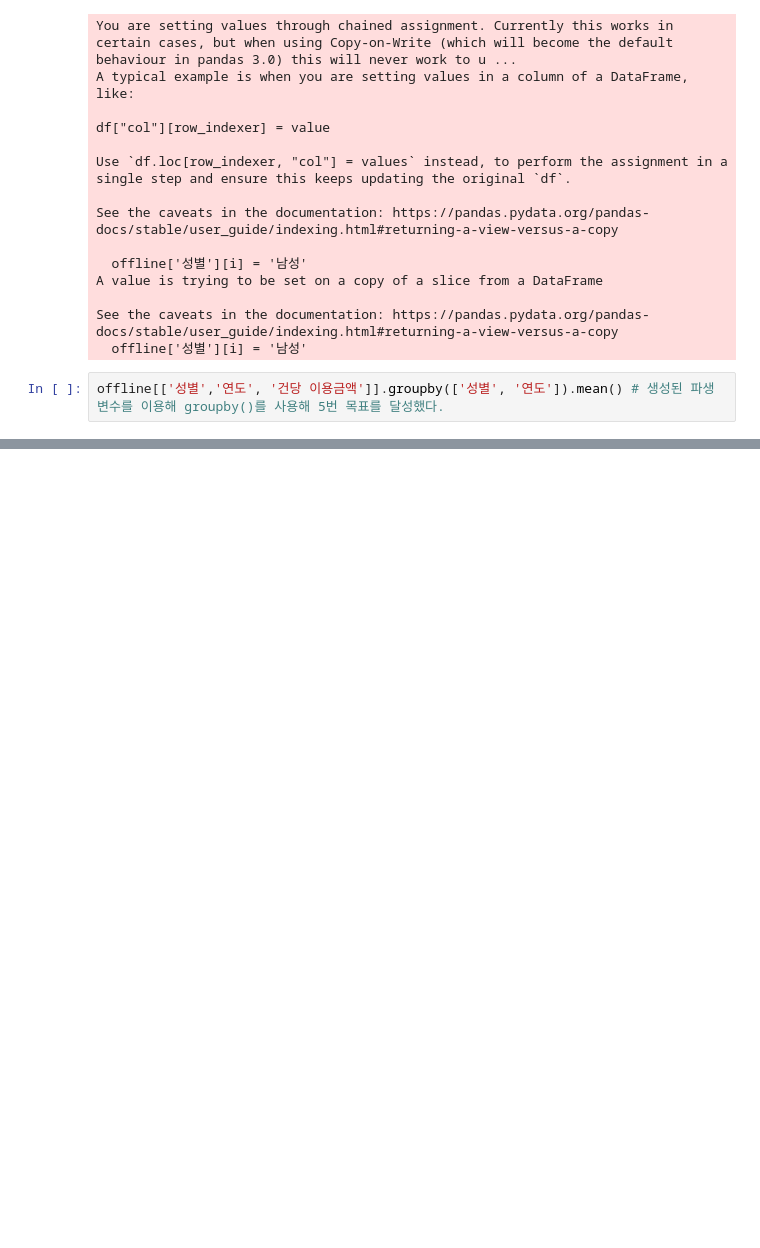
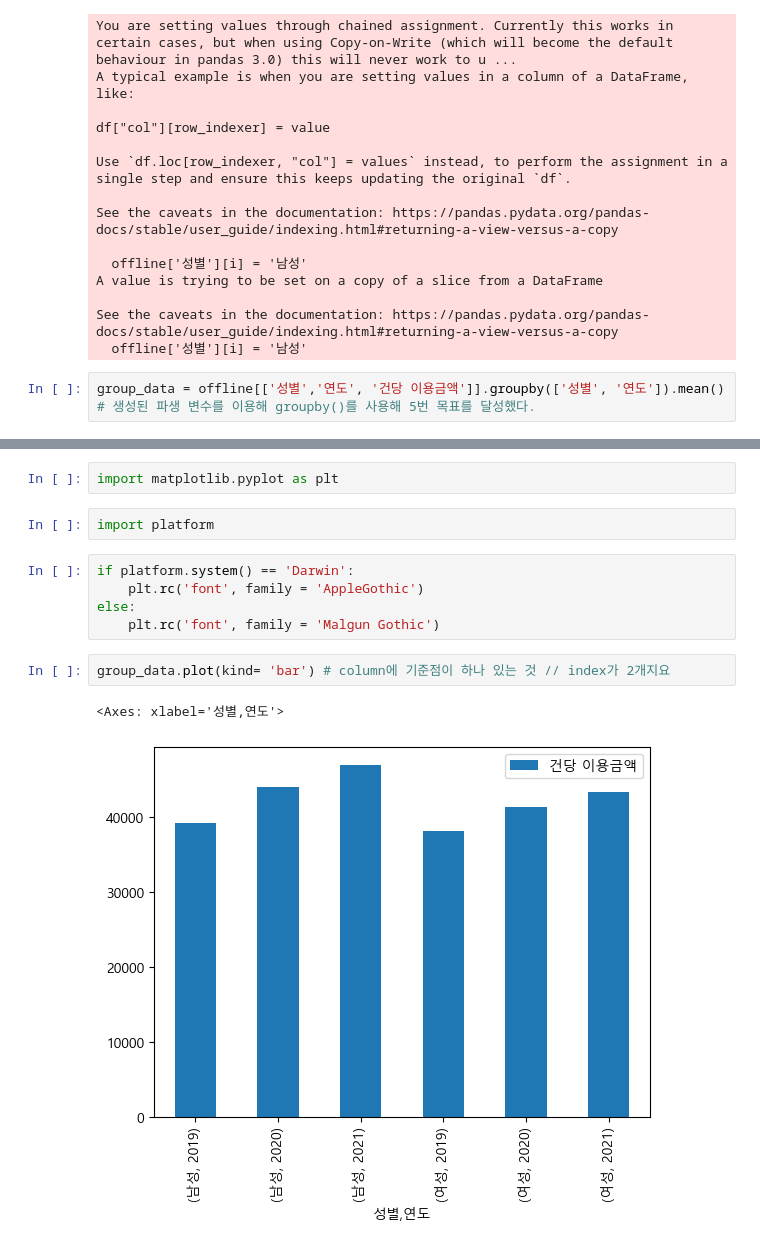
Before and after one commit to do-po/test_1, a Jupyter notebook: Python/24_03_26/card.ipynb, the cells around one changed output, grey strips where cells are left out. Cells and saved outputs as stored; diff of their text form; blank space fills up the shorter version.

```diff
--- a/Python/24_03_26/card.ipynb
+++ b/Python/24_03_26/card.ipynb
@@ -88,4 +88,4 @@ A value is trying to be set on a copy of a slice from a DataFrame
 See the caveats in the documentation: https://pandas.pydata.org/pandas-docs/stable/user_guide/indexing.html#returning-a-view-versus-a-copy
   offline['성별'][i] = '남성'
 # %%
-offline[['성별','연도', '건당 이용금액']].groupby(['성별', '연도']).mean() # 생성된 파생 변수를 이용해 groupby()를 사용해 5번 목표를 달성했다.
+group_data = offline[['성별','연도', '건당 이용금액']].groupby(['성별', '연도']).mean() # 생성된 파생 변수를 이용해 groupby()를 사용해 5번 목표를 달성했다.
@@ -113,0 +118,14 @@ offline.pivot_table( # 생성된 파생 변수를 이용해 pivot_table()을 사
+# %%
+import matplotlib.pyplot as plt
+# %%
+import platform
+# %%
+if platform.system() == 'Darwin':
+    plt.rc('font', family = 'AppleGothic')
+else:
+    plt.rc('font', family = 'Malgun Gothic')
+# %%
+group_data.plot(kind= 'bar') # column에 기준점이 하나 있는 것 // index가 2개지요
+# %% [output]
+<Axes: xlabel='성별,연도'>
+[figure, added]
```
Also changed, not shown: parts of 13 cells of this notebook.
